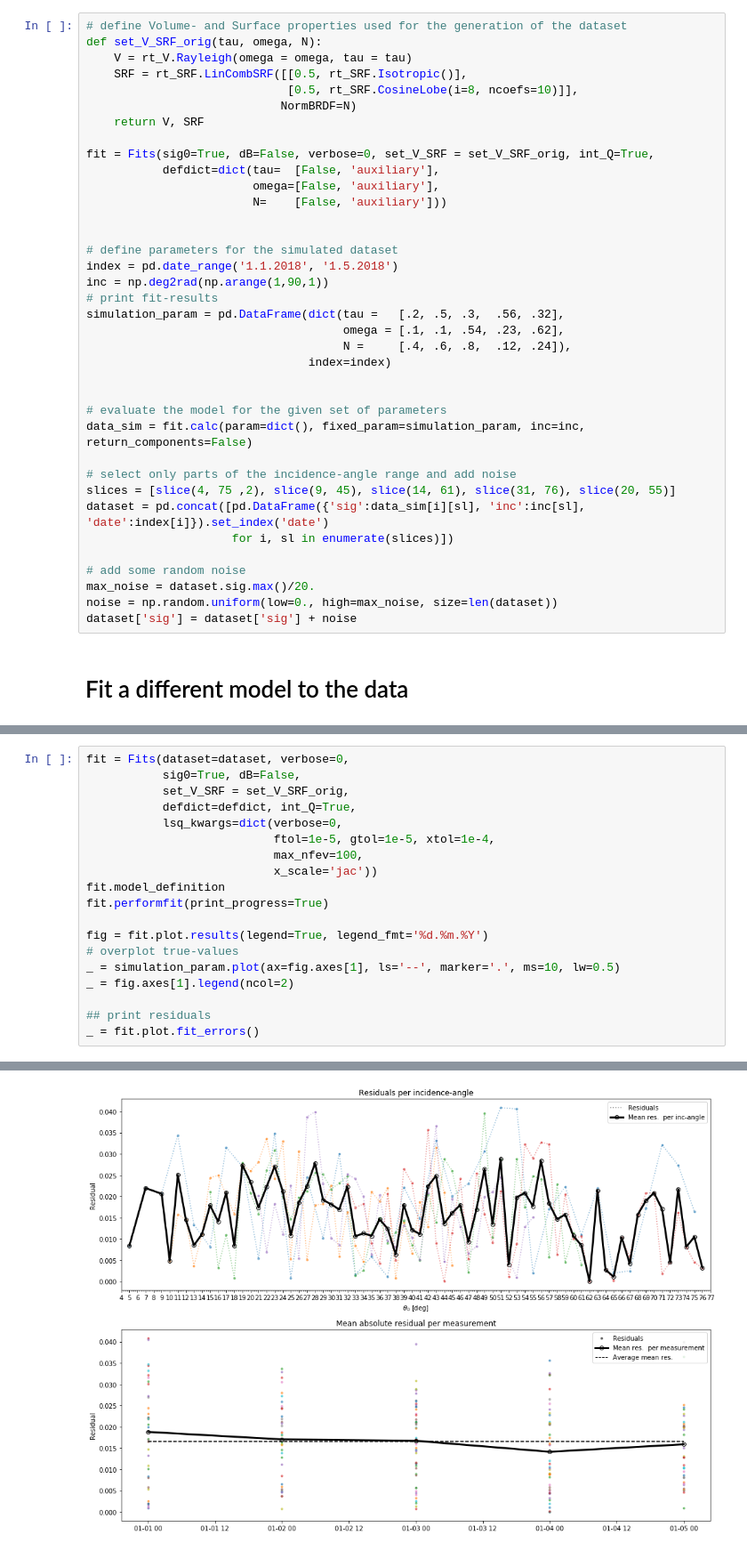
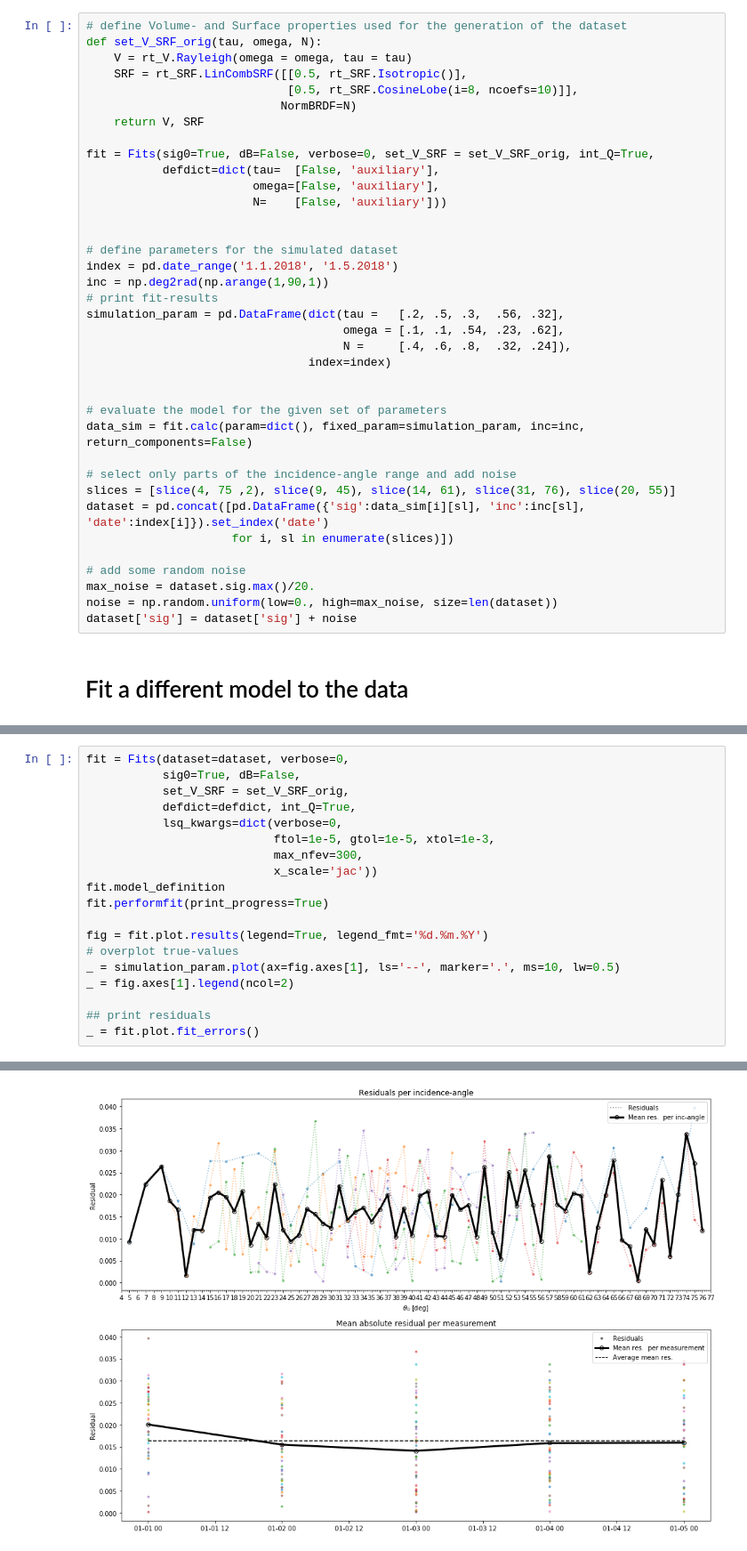
Before and after one commit to TUW-GEO/rt1, a Jupyter notebook: doc/examples/example_fitting.ipynb, the cells around one changed output, grey strips where cells are left out. Shown at 89% size. Drawn from its saved outputs; the diff is of its cells as text.

```diff
--- a/doc/examples/example_fitting.ipynb
+++ b/doc/examples/example_fitting.ipynb
@@ -30,7 +30,7 @@ inc = np.deg2rad(np.arange(1,90,1))
 # print fit-results
 simulation_param = pd.DataFrame(dict(tau =   [.2, .5, .3,  .56, .32],
                                      omega = [.1, .1, .54, .23, .62],
-                                     N =     [.4, .6, .8,  .12, .24]),
+                                     N =     [.4, .6, .8,  .32, .24]),
                                 index=index)
 
 
@@ -107,8 +107,8 @@ fit = Fits(dataset=dataset, verbose=0,
            set_V_SRF = set_V_SRF_orig,
            defdict=defdict, int_Q=True,
            lsq_kwargs=dict(verbose=0,
-                           ftol=1e-5, gtol=1e-5, xtol=1e-4,
-                           max_nfev=100,
+                           ftol=1e-5, gtol=1e-5, xtol=1e-3,
+                           max_nfev=300,
                            x_scale='jac'))
 fit.model_definition
 fit.performfit(print_progress=True)
@@ -145 +145 @@ Done! (`xtol` termination condition is satisfied.)
-[figure, old version]
+[figure, new version]
```
Also changed, not shown: parts of 3 cells of this notebook, 1 other file.
